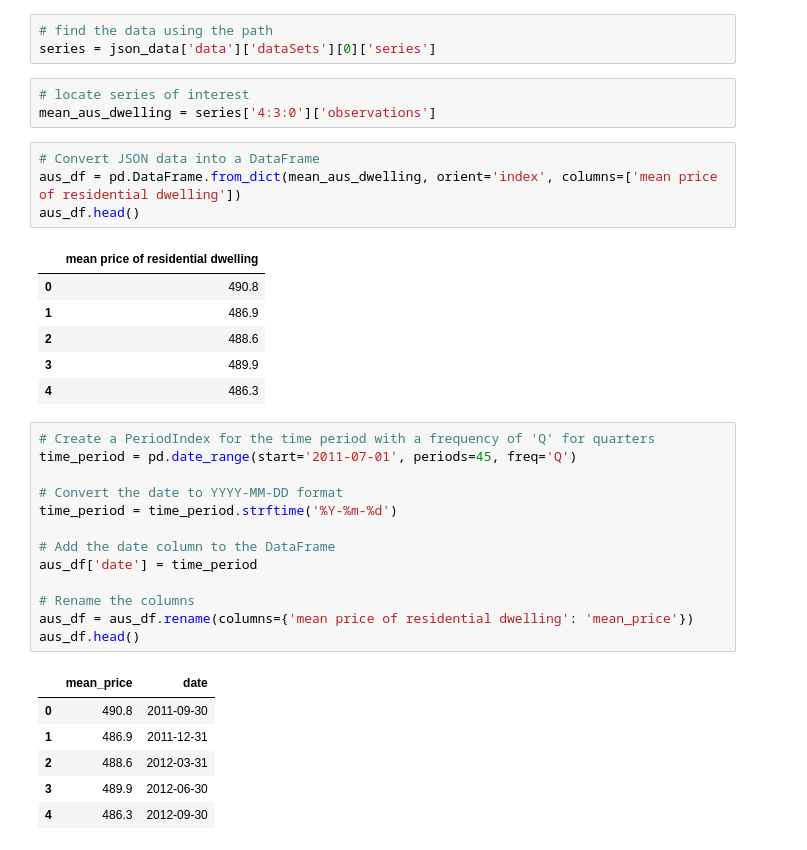
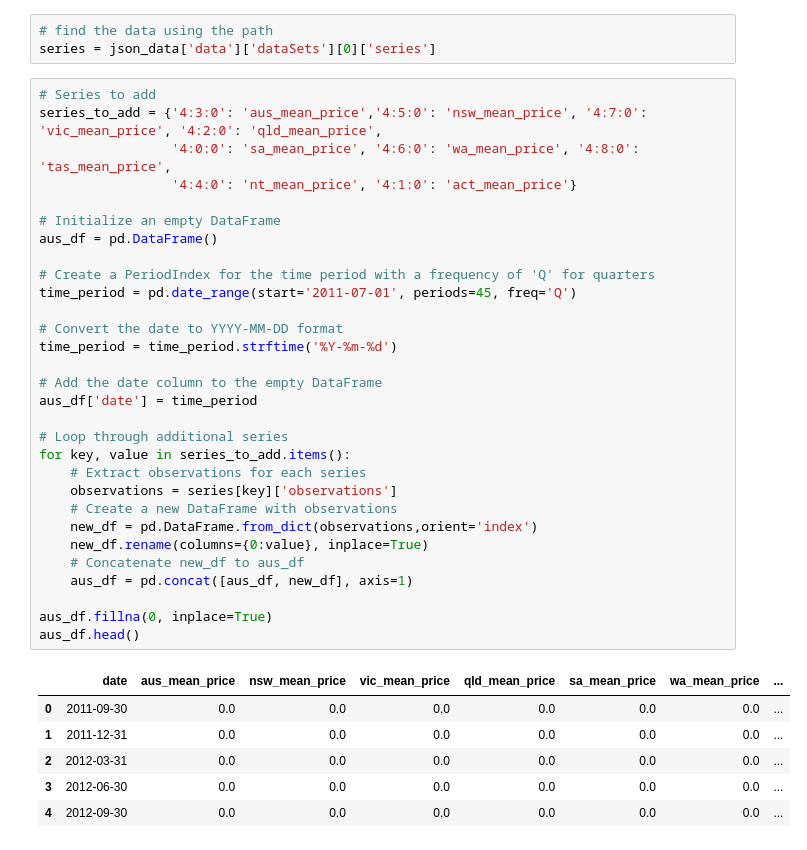
Before and after one commit to Frankr22/Interest-Rate-and-Housing-Market-Interactive-Data-Visualization, a Jupyter notebook: ETL/jupyterNotebooks/ABS_API.ipynb, the cells around one changed output. Cells and saved outputs as stored; diff of their text form.

```diff
--- a/ETL/jupyterNotebooks/ABS_API.ipynb
+++ b/ETL/jupyterNotebooks/ABS_API.ipynb
@@ -56,40 +56,43 @@ else:
 # %%
 # find the data using the path
 series = json_data['data']['dataSets'][0]['series']
-# %%
-# locate series of interest
-mean_aus_dwelling = series['4:3:0']['observations']
-# %%
-# Convert JSON data into a DataFrame
-aus_df = pd.DataFrame.from_dict(mean_aus_dwelling, orient='index', columns=['mean price of residential dwelling'])
-aus_df.head()
-# %% [output]
-|  | mean price of residential dwelling |
-| 0 | 490.8 |
-| 1 | 486.9 |
-| 2 | 488.6 |
-| 3 | 489.9 |
-| 4 | 486.3 |
 # %%
+# Series to add
+series_to_add = {'4:3:0': 'aus_mean_price','4:5:0': 'nsw_mean_price', '4:7:0': 'vic_mean_price', '4:2:0': 'qld_mean_price',
+                 '4:0:0': 'sa_mean_price', '4:6:0': 'wa_mean_price', '4:8:0': 'tas_mean_price',
+                 '4:4:0': 'nt_mean_price', '4:1:0': 'act_mean_price'}
+
+# Initialize an empty DataFrame
+aus_df = pd.DataFrame()
+
 # Create a PeriodIndex for the time period with a frequency of 'Q' for quarters
 time_period = pd.date_range(start='2011-07-01', periods=45, freq='Q')
 
 # Convert the date to YYYY-MM-DD format
 time_period = time_period.strftime('%Y-%m-%d')
 
-# Add the date column to the DataFrame
+# Add the date column to the empty DataFrame
 aus_df['date'] = time_period
 
-# Rename the columns
-aus_df = aus_df.rename(columns={'mean price of residential dwelling': 'mean_price'})
+# Loop through additional series
+for key, value in series_to_add.items():
+    # Extract observations for each series
+    observations = series[key]['observations']
+    # Create a new DataFrame with observations
+    new_df = pd.DataFrame.from_dict(observations,orient='index')
+    new_df.rename(columns={0:value}, inplace=True)
+    # Concatenate new_df to aus_df
+    aus_df = pd.concat([aus_df, new_df], axis=1)
+
+aus_df.fillna(0, inplace=True)
 aus_df.head()
 # %% [output]
-|  | mean_price | date |
-| 0 | 490.8 | 2011-09-30 |
-| 1 | 486.9 | 2011-12-31 |
-| 2 | 488.6 | 2012-03-31 |
-| 3 | 489.9 | 2012-06-30 |
-| 4 | 486.3 | 2012-09-30 |
+|  | date | aus_mean_price | nsw_mean_price | vic_mean_price | qld_mean_price | sa_mean_price | wa_mean_price | ... |
+| 0 | 2011-09-30 | 0.0 | 0.0 | 0.0 | 0.0 | 0.0 | 0.0 | ... |
+| 1 | 2011-12-31 | 0.0 | 0.0 | 0.0 | 0.0 | 0.0 | 0.0 | ... |
+| 2 | 2012-03-31 | 0.0 | 0.0 | 0.0 | 0.0 | 0.0 | 0.0 | ... |
+| 3 | 2012-06-30 | 0.0 | 0.0 | 0.0 | 0.0 | 0.0 | 0.0 | ... |
+| 4 | 2012-09-30 | 0.0 | 0.0 | 0.0 | 0.0 | 0.0 | 0.0 | ... |
 # %%
 # connect to cloud database using SQLAlchemy
 protocol = 'postgresql'
```
Also changed, not shown: parts of 2 cells of this notebook, 5 other files.
